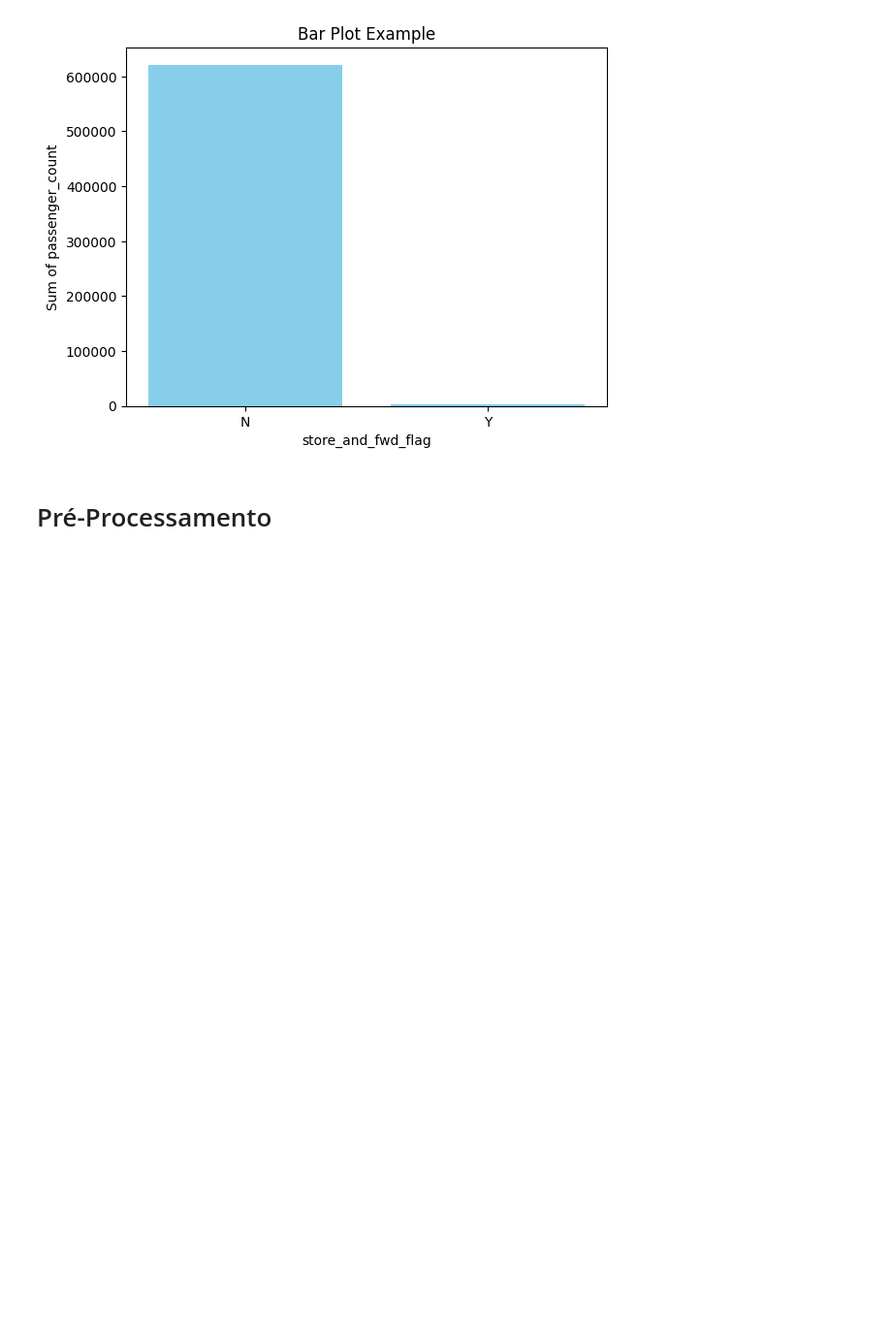
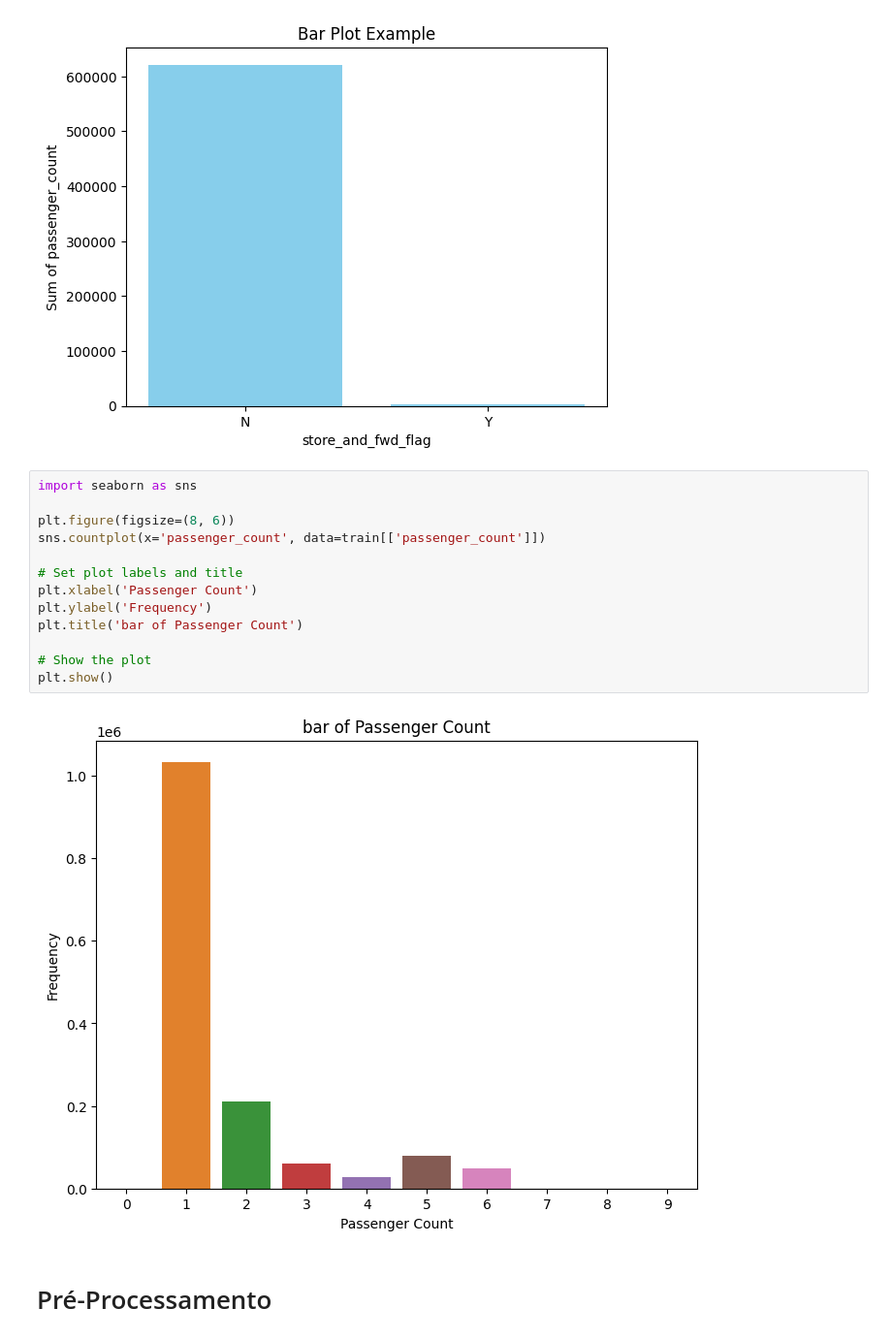
Before and after one commit to marreapato/ML_Project_Taxi_Trip_Duration, a Jupyter notebook: Projeto_Lucas_Rabelo_AM_2.ipynb, the cells around one changed output. Shown: that part at 97% size. Saved outputs shown, nothing was run; the diff lists cells and outputs as text; blank space fills up the shorter version.

```diff
--- a/Projeto_Lucas_Rabelo_AM_2.ipynb
+++ b/Projeto_Lucas_Rabelo_AM_2.ipynb
@@ -154,6 +154,21 @@ plt.title('Bar Plot Example')
 plt.show()
 # %% [output]
 [figure]
+# %%
+import seaborn as sns
+
+plt.figure(figsize=(8, 6))
+sns.countplot(x='passenger_count', data=train[['passenger_count']])
+
+# Set plot labels and title
+plt.xlabel('Passenger Count')
+plt.ylabel('Frequency')
+plt.title('bar of Passenger Count')
+
+# Show the plot
+plt.show()
+# %% [output]
+[figure, added]
 # %% [markdown]
 # Pré-Processamento
 # %% [markdown]
```
Also changed, not shown: parts of 13 cells of this notebook.
